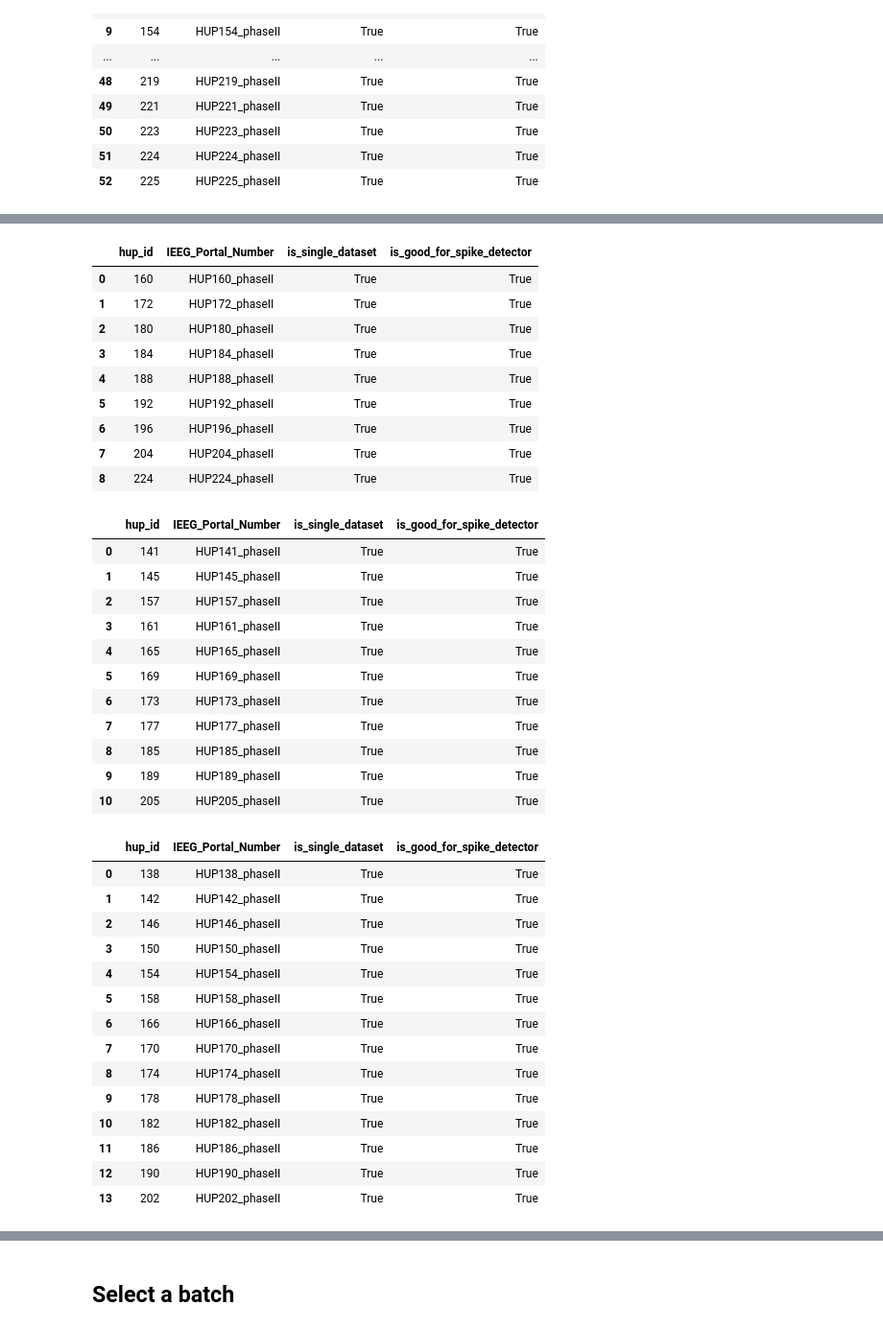
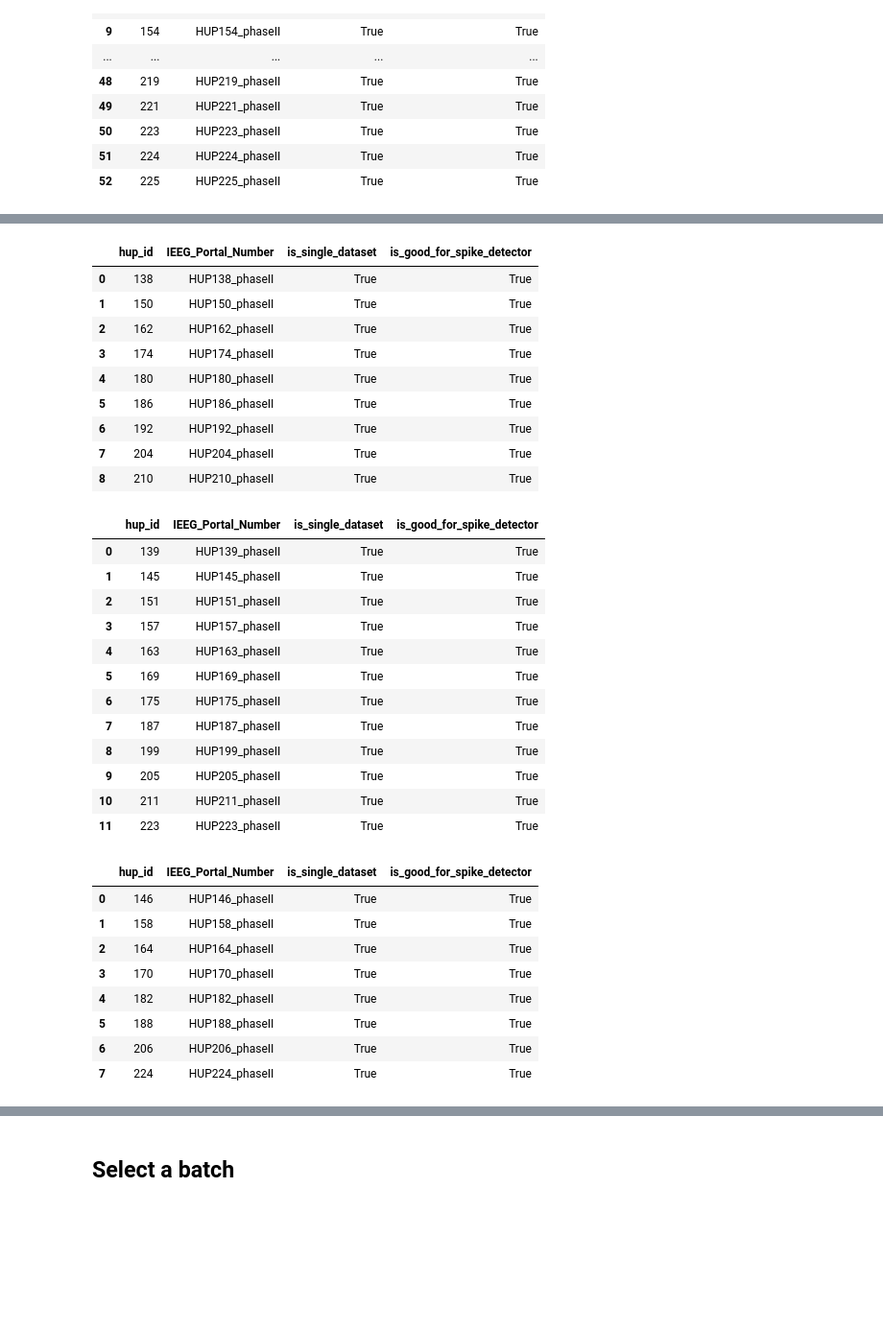
Before and after one commit to devincma/asm_synchrony_paper, a Jupyter notebook: spikes/detect_all_spikes.ipynb, the cells around one changed output, grey strips where cells are left out. Shown at 96% size. Drawn from its saved outputs; the diff is of its cells as text; code cells hidden in the pictures; blank space fills up the shorter version.

```diff
--- a/spikes/detect_all_spikes.ipynb
+++ b/spikes/detect_all_spikes.ipynb
@@ -100,10 +100,3 @@ nina_patients_df
 | 50 | 223 | HUP223_phaseII | True | True |
 | 51 | 224 | HUP224_phaseII | True | True |
 | 52 | 225 | HUP225_phaseII | True | True |
-# %%
-# Remove the row where hup_id == 143 and hup_id == 210
-nina_patients_df = nina_patients_df[nina_patients_df["hup_id"] != 143]
-nina_patients_df = nina_patients_df[nina_patients_df["hup_id"] != 210]
-# Reset the index
-nina_patients_df = nina_patients_df.reset_index(drop=True)
-nina_patients_df
@@ -183,8 +102,0 @@ master_elecs_df.head()
-# %%
-# Only keep rows in nina_patients_df whose hup_id is in master_elecs_df's hup_id column
-nina_patients_df = nina_patients_df[
-    nina_patients_df["hup_id"].isin(master_elecs_df["hup_id"])
-]
-# Reset index
-nina_patients_df = nina_patients_df.reset_index(drop=True)
-nina_patients_df
@@ -209,47 +103,42 @@ nina_patients_df
 # %%
-nina_patients_df[nina_patients_df["hup_id"] % 4 == 0].reset_index(drop=True)
+nina_patients_df[nina_patients_df["hup_id"] % 6 == 0].reset_index(drop=True)
 # %% [output]
 |  | hup_id | IEEG_Portal_Number | is_single_dataset | is_good_for_spike_detector |
-| 0 | 160 | HUP160_phaseII | True | True |
-| 1 | 172 | HUP172_phaseII | True | True |
-| 2 | 180 | HUP180_phaseII | True | True |
-| 3 | 184 | HUP184_phaseII | True | True |
-| 4 | 188 | HUP188_phaseII | True | True |
-| 5 | 192 | HUP192_phaseII | True | True |
-| 6 | 196 | HUP196_phaseII | True | True |
+| 0 | 138 | HUP138_phaseII | True | True |
+| 1 | 150 | HUP150_phaseII | True | True |
+| 2 | 162 | HUP162_phaseII | True | True |
+| 3 | 174 | HUP174_phaseII | True | True |
+| 4 | 180 | HUP180_phaseII | True | True |
+| 5 | 186 | HUP186_phaseII | True | True |
+| 6 | 192 | HUP192_phaseII | True | True |
 | 7 | 204 | HUP204_phaseII | True | True |
-| 8 | 224 | HUP224_phaseII | True | True |
+| 8 | 210 | HUP210_phaseII | True | True |
 # %%
-nina_patients_df[nina_patients_df["hup_id"] % 4 == 1].reset_index(drop=True)
+nina_patients_df[nina_patients_df["hup_id"] % 6 == 1].reset_index(drop=True)
 # %% [output]
 |  | hup_id | IEEG_Portal_Number | is_single_dataset | is_good_for_spike_detector |
-| 0 | 141 | HUP141_phaseII | True | True |
+| 0 | 139 | HUP139_phaseII | True | True |
 | 1 | 145 | HUP145_phaseII | True | True |
-| 2 | 157 | HUP157_phaseII | True | True |
-| 3 | 161 | HUP161_phaseII | True | True |
-| 4 | 165 | HUP165_phaseII | True | True |
+| 2 | 151 | HUP151_phaseII | True | True |
+| 3 | 157 | HUP157_phaseII | True | True |
+| 4 | 163 | HUP163_phaseII | True | True |
 | 5 | 169 | HUP169_phaseII | True | True |
-| 6 | 173 | HUP173_phaseII | True | True |
-| 7 | 177 | HUP177_phaseII | True | True |
-| 8 | 185 | HUP185_phaseII | True | True |
-| 9 | 189 | HUP189_phaseII | True | True |
-| 10 | 205 | HUP205_phaseII | True | True |
+| 6 | 175 | HUP175_phaseII | True | True |
+| 7 | 187 | HUP187_phaseII | True | True |
+| 8 | 199 | HUP199_phaseII | True | True |
+| 9 | 205 | HUP205_phaseII | True | True |
+| 10 | 211 | HUP211_phaseII | True | True |
+| 11 | 223 | HUP223_phaseII | True | True |
 # %%
-nina_patients_df[nina_patients_df["hup_id"] % 4 == 2].reset_index(drop=True)
+nina_patients_df[nina_patients_df["hup_id"] % 6 == 2].reset_index(drop=True)
 # %% [output]
 |  | hup_id | IEEG_Portal_Number | is_single_dataset | is_good_for_spike_detector |
-| 0 | 138 | HUP138_phaseII | True | True |
-| 1 | 142 | HUP142_phaseII | True | True |
-| 2 | 146 | HUP146_phaseII | True | True |
-| 3 | 150 | HUP150_phaseII | True | True |
-| 4 | 154 | HUP154_phaseII | True | True |
-| 5 | 158 | HUP158_phaseII | True | True |
-| 6 | 166 | HUP166_phaseII | True | True |
-| 7 | 170 | HUP170_phaseII | True | True |
-| 8 | 174 | HUP174_phaseII | True | True |
-| 9 | 178 | HUP178_phaseII | True | True |
-| 10 | 182 | HUP182_phaseII | True | True |
-| 11 | 186 | HUP186_phaseII | True | True |
-| 12 | 190 | HUP190_phaseII | True | True |
-| 13 | 202 | HUP202_phaseII | True | True |
+| 0 | 146 | HUP146_phaseII | True | True |
+| 1 | 158 | HUP158_phaseII | True | True |
+| 2 | 164 | HUP164_phaseII | True | True |
+| 3 | 170 | HUP170_phaseII | True | True |
+| 4 | 182 | HUP182_phaseII | True | True |
+| 5 | 188 | HUP188_phaseII | True | True |
+| 6 | 206 | HUP206_phaseII | True | True |
+| 7 | 224 | HUP224_phaseII | True | True |
 # %%
```
Also changed, not shown: parts of 12 cells of this notebook, 10 other files.
